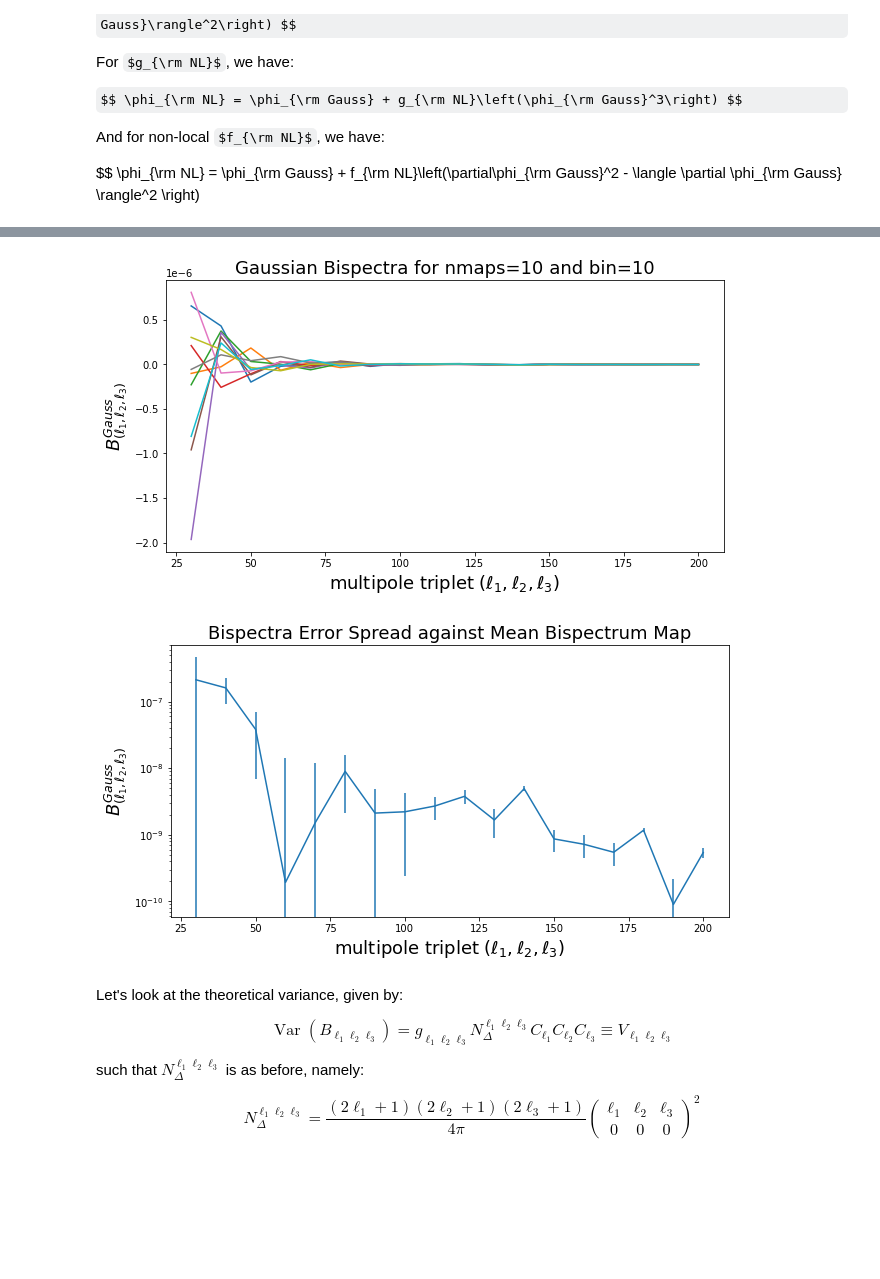
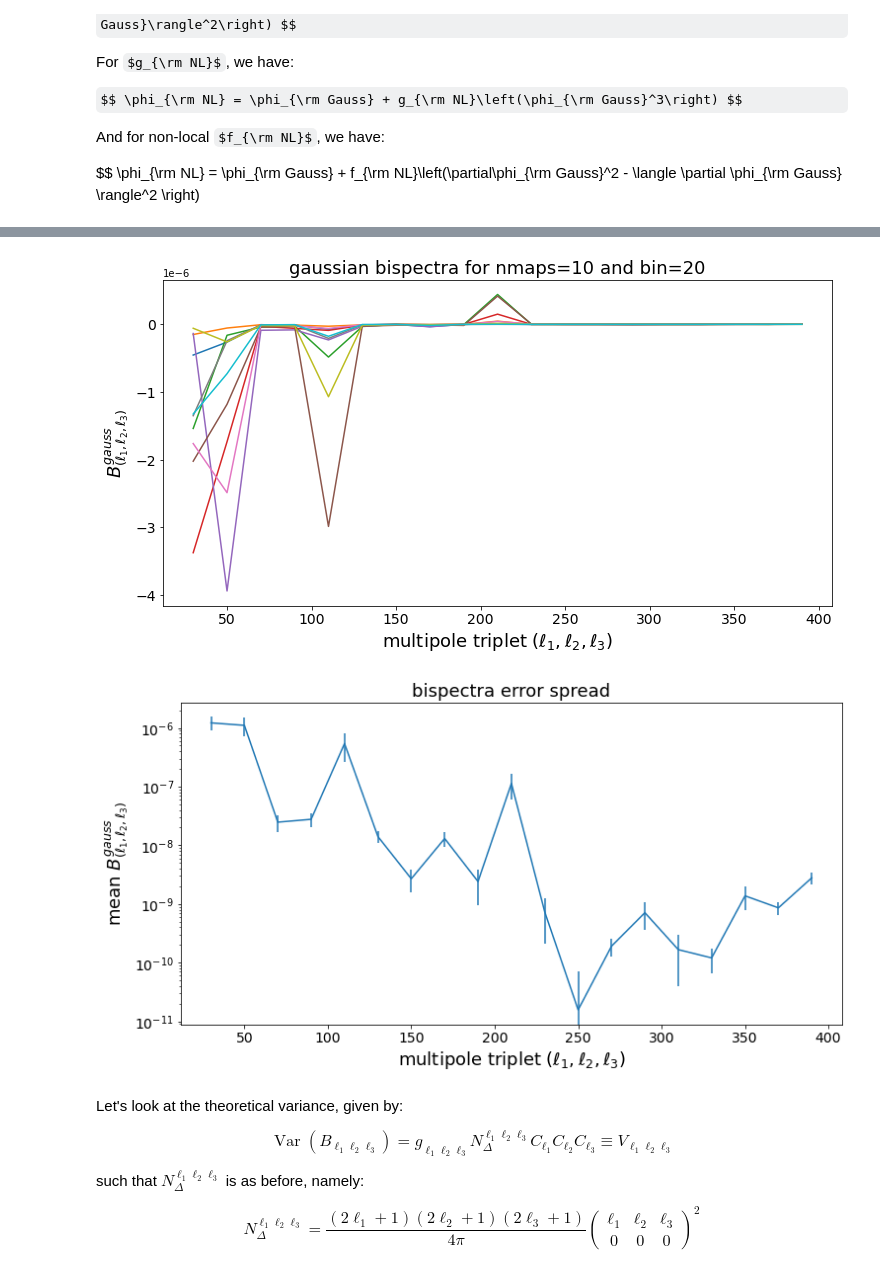
Before and after one commit to abarnea/Bispectrum, a Jupyter notebook: Bispectra_Theory_Comparison.ipynb, the cells around one changed output, grey strips where cells are left out. Cells and saved outputs as stored; diff of their text form; code cells hidden in the pictures; some formulas as TeX source; blank space fills up the shorter version.

Commit message:
First Formal Commit -- Everything (updated with nongaussian maps)

```diff
--- a/Bispectra_Theory_Comparison.ipynb
+++ b/Bispectra_Theory_Comparison.ipynb
@@ -119 +116,9 @@ bls_nongauss = bispec_range(bls_nongauss_map, lmax=250, scheme='e', ell_interval
+# %%
+lmin = 30
+lmax = 400
+bin = 20
+ells = np.arange(lmin, lmax, bin)
+
+bls_gauss = bispec_range_eq(bls_gauss_map, ells)
+bls_nongauss = bispec_range_eq(bls_nongauss_map, ells)
 # %%
@@ -155,7 +161,7 @@ def run_over_maps(seed_start=160989, nmaps=10, ells=np.arange(1,1024,1), ls=np.a
         np.random.seed(seed_start+i)
         theory_map, alms = hp.sphtfunc.synfast(cls=cls, nside=1024, lmax=lmax, alm=True)
         sorted_alms = sort_alms(alms, lmax+1)
-        bls = np.zeros_like(l, dtype='float')
+        bls = np.zeros_like(ls, dtype='float')
         for j,l in enumerate(ls):
             bls[j] = compute_bispec_jit(l, l, l, sorted_alms[l], sorted_alms[l], sorted_alms[l], num_threads=48)
         bls_maps[i] = bls
@@ -165,26 +192,29 @@ def run_over_maps(seed_start=160989, nmaps=10, ells=np.arange(1,1024,1), ls=np.a
 # %%
-nmaps = 10
+nmaps = 50
 lmin = 30
-lmax = 200
-bin = 10
+lmax = 400
+bin = 20
 
 ls = np.arange(lmin, lmax+1, bin)
-ells, bls_maps = run_over_maps(ls=ls, nmaps=nmaps)
+bls_maps = run_over_maps(ls=ls, nmaps=nmaps, nongauss=False)
+bls_maps_ng = run_over_maps(ls=ls, nmaps=nmaps, nongauss=True)
 # %%
-plt.figure(figsize=(10,5))
+plt.figure(figsize=(12,6))
 for i in range(nmaps):
-    plt.plot(ells, bls_maps[i])
-plt.title("Gaussian Bispectra for nmaps={} and bin={}".format(nmaps,bin), fontsize=18)
+    plt.plot(ls, bls_maps[i])
+plt.title("gaussian bispectra for nmaps={} and bin={}".format(nmaps,bin), fontsize=18)
 plt.xlabel("multipole triplet $(\ell_1,\ell_2,\ell_3)$", fontsize=18)
-plt.ylabel("$B^{Gauss}_{(\ell_1, \ell_2, \ell_3)}$", fontsize=18)
+plt.ylabel("$B^{gauss}_{(\ell_1, \ell_2, \ell_3)}$", fontsize=18)
+plt.xticks(fontsize=14); plt.yticks(fontsize=14)
 plt.show()
-plt.figure(figsize=(10,5))
-plt.errorbar(ells, np.abs(np.mean(bls_maps, 0)), np.std(bls_maps, 0)/np.sqrt(nmaps))
-plt.title("Bispectra Error Spread against Mean Map", fontsize=18)
+plt.figure(figsize=(12,6))
+plt.errorbar(ls, np.abs(np.mean(bls_maps, 0)), np.std(bls_maps, 0)/np.sqrt(nmaps))
+plt.title("bispectra error spread", fontsize=18)
+plt.xticks(fontsize=14); plt.yticks(fontsize=14)
 plt.xlabel("multipole triplet $(\ell_1,\ell_2,\ell_3)$", fontsize=18)
-plt.ylabel("$B^{Gauss}_{(\ell_1, \ell_2, \ell_3)}$", fontsize=18)
+plt.ylabel("mean $B^{gauss}_{(\ell_1, \ell_2, \ell_3)}$", fontsize=18)
 plt.yscale('log')
 plt.show()
 # %% [output]
-[figure, old version]
+[figure, new version]
-[figure, old version]
+[figure, new version]
```
Also changed, not shown: parts of 10 cells of this notebook, 3 other files.
